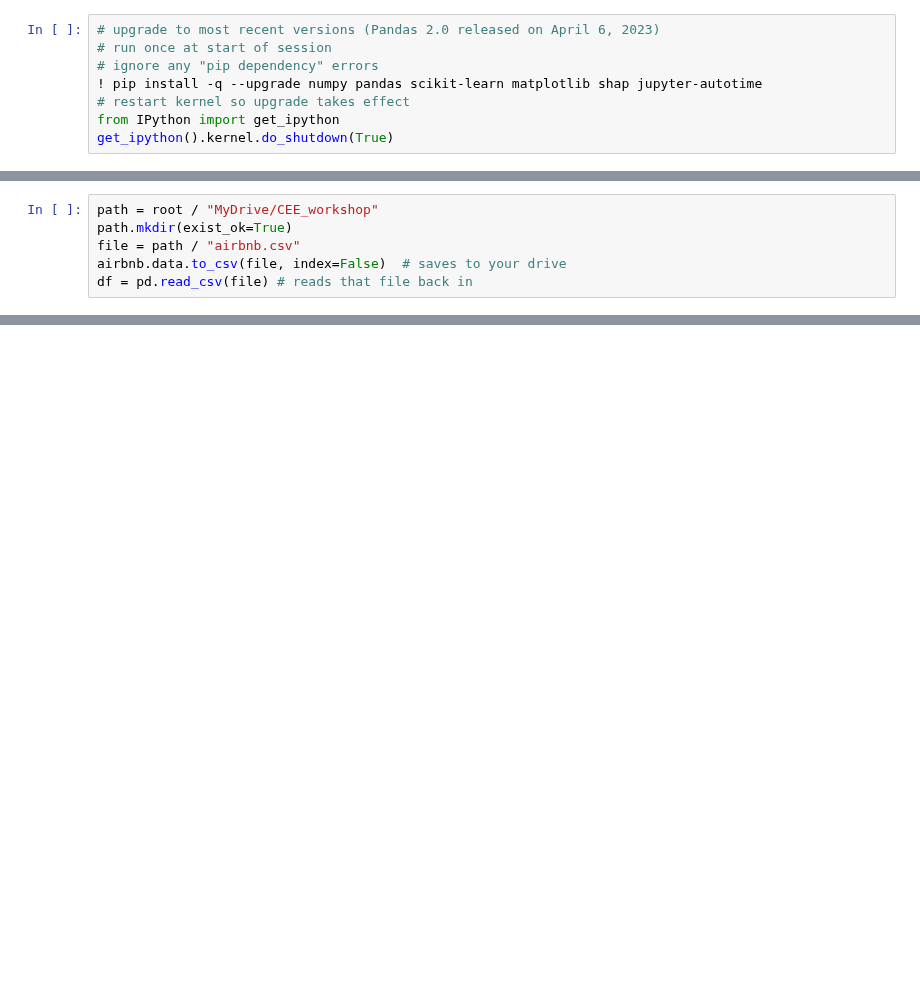
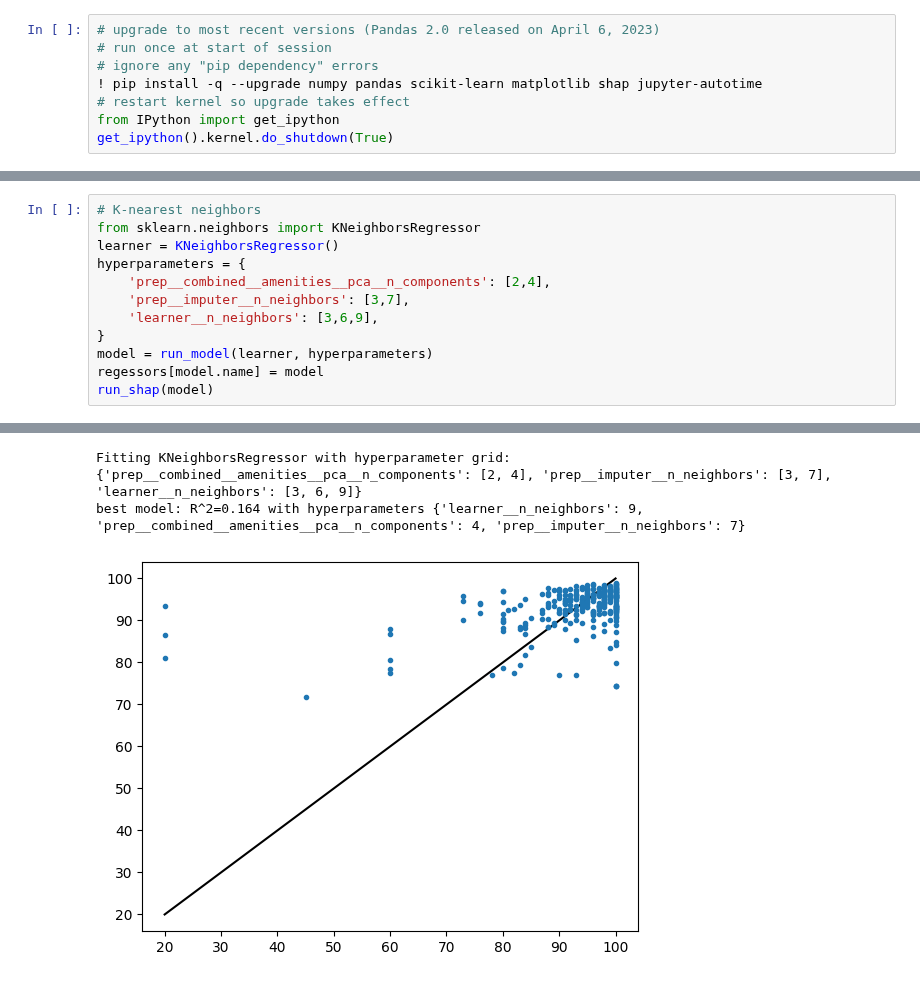
Before and after one commit to drscook/m5364_23sp_data_science1, a Jupyter notebook: pipelines_AirBNB_ipynb_v2.ipynb, the cells around one changed output, grey strips where cells are left out. Saved outputs shown, nothing was run; the diff lists cells and outputs as text; blank space fills up the shorter version.

```diff
--- a/pipelines_AirBNB_ipynb_v2.ipynb
+++ b/pipelines_AirBNB_ipynb_v2.ipynb
@@ -49,6 +12,0 @@ Cell below
-# %%
-path = root / "MyDrive/CEE_workshop"
-path.mkdir(exist_ok=True)
-file = path / "airbnb.csv"
-airbnb.data.to_csv(file, index=False)  # saves to your drive
-df = pd.read_csv(file) # reads that file back in
@@ -458,0 +217,13 @@ The internet is full of great Python & data science materials. Sadly, they are a
+# %%
+# K-nearest neighbors
+from sklearn.neighbors import KNeighborsRegressor
+learner = KNeighborsRegressor()
+hyperparameters = {
+    'prep__combined__amenities__pca__n_components': [2,4],
+    'prep__imputer__n_neighbors': [3,7],
+    'learner__n_neighbors': [3,6,9],
+}
+model = run_model(learner, hyperparameters)
+regessors[model.name] = model
+run_shap(model)
+# %% [output]
@@ -458,0 +231,3 @@ The internet is full of great Python & data science materials. Sadly, they are a
+Fitting KNeighborsRegressor with hyperparameter grid: {'prep__combined__amenities__pca__n_components': [2, 4], 'prep__imputer__n_neighbors': [3, 7], 'learner__n_neighbors': [3, 6, 9]}
+best model: R^2=0.164 with hyperparameters {'learner__n_neighbors': 9, 'prep__combined__amenities__pca__n_components': 4, 'prep__imputer__n_neighbors': 7}
+[figure, added]
```
Also changed, not shown: parts of 57 cells of this notebook.
